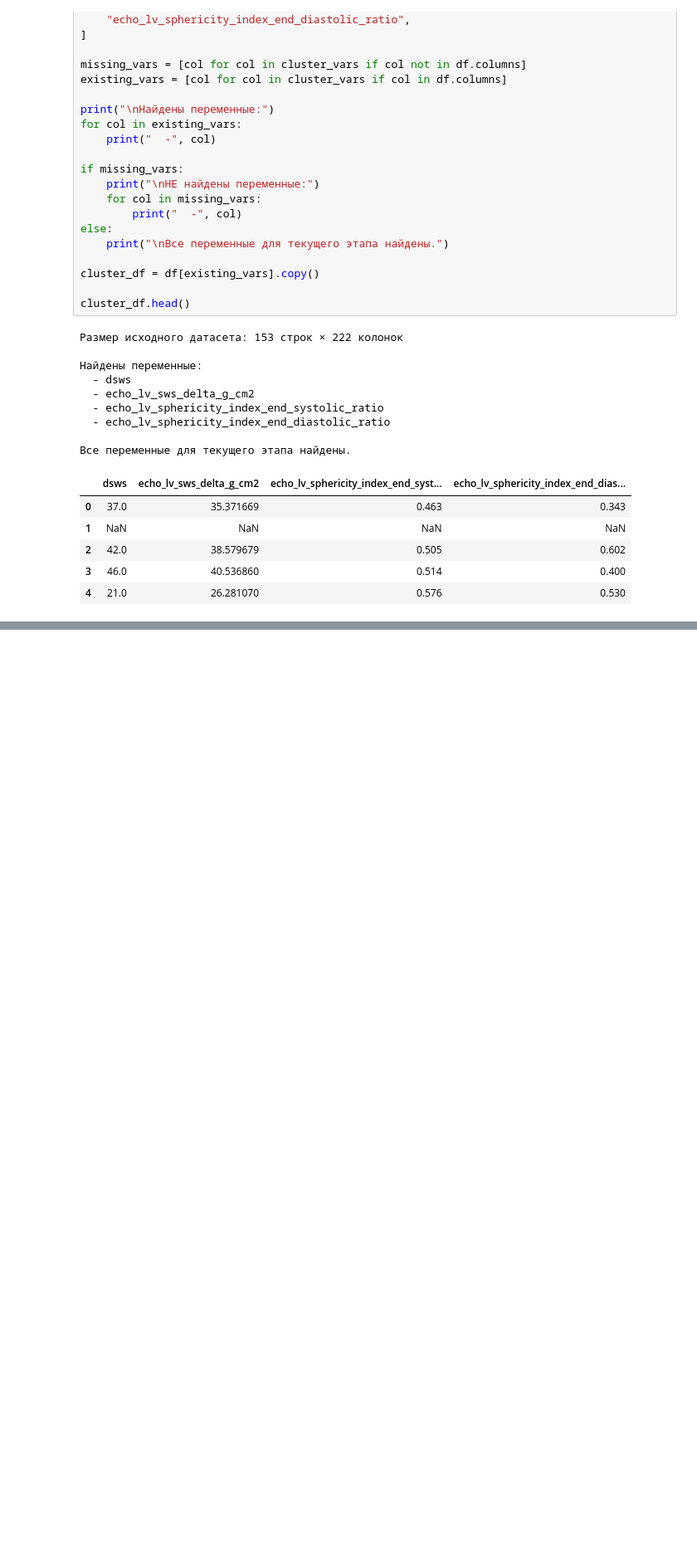
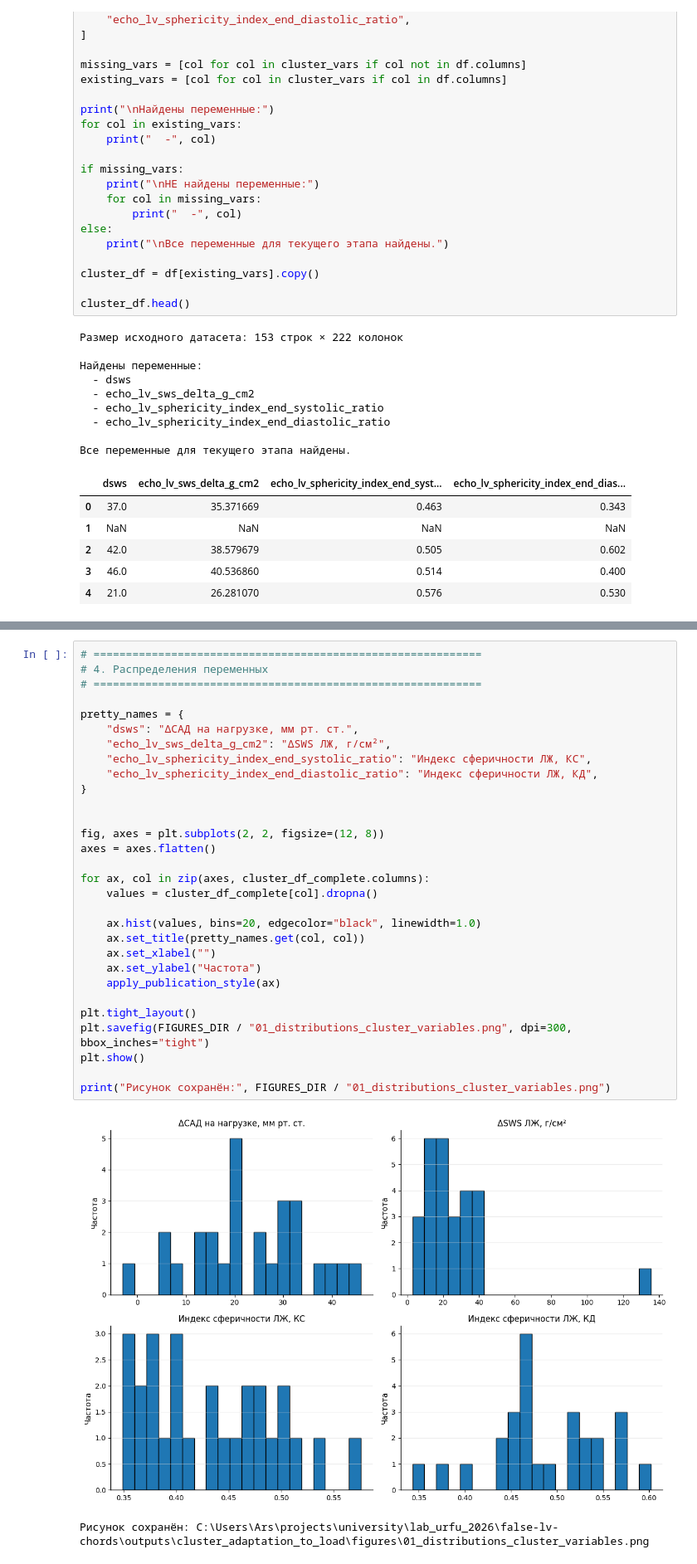
Before and after one commit to SenyaBro/false-lv-chords, a Jupyter notebook: notebooks/14_load_adaptation_phenotypes.ipynb, the cells around one changed output, grey strips where cells are left out. Shown at 83% size. Saved outputs shown, nothing was run; the diff lists cells and outputs as text; blank space fills up the shorter version.

```diff
--- a/notebooks/14_load_adaptation_phenotypes.ipynb
+++ b/notebooks/14_load_adaptation_phenotypes.ipynb
@@ -235,0 +256,33 @@ print("Рисунок сохранён:", FIGURES_DIR / "01_distributions_cluste
+# %%
+# ============================================================
+# 4. Распределения переменных
+# ============================================================
+
+pretty_names = {
+    "dsws": "ΔСАД на нагрузке, мм рт. ст.",
+    "echo_lv_sws_delta_g_cm2": "ΔSWS ЛЖ, г/см²",
+    "echo_lv_sphericity_index_end_systolic_ratio": "Индекс сферичности ЛЖ, КС",
+    "echo_lv_sphericity_index_end_diastolic_ratio": "Индекс сферичности ЛЖ, КД",
+}
+
+
+fig, axes = plt.subplots(2, 2, figsize=(12, 8))
+axes = axes.flatten()
+
+for ax, col in zip(axes, cluster_df_complete.columns):
+    values = cluster_df_complete[col].dropna()
+
+    ax.hist(values, bins=20, edgecolor="black", linewidth=1.0)
+    ax.set_title(pretty_names.get(col, col))
+    ax.set_xlabel("")
+    ax.set_ylabel("Частота")
+    apply_publication_style(ax)
+
+plt.tight_layout()
+plt.savefig(FIGURES_DIR / "01_distributions_cluster_variables.png", dpi=300, bbox_inches="tight")
+plt.show()
+
+print("Рисунок сохранён:", FIGURES_DIR / "01_distributions_cluster_variables.png")
+# %% [output]
+[figure, added]
+Рисунок сохранён: C:\Users\Ars\projects\university\lab_urfu_2026\false-lv-chords\outputs\cluster_adaptation_to_load\figures\01_distributions_cluster_variables.png
```
Also changed, not shown: parts of 47 cells of this notebook, 49 other files.
